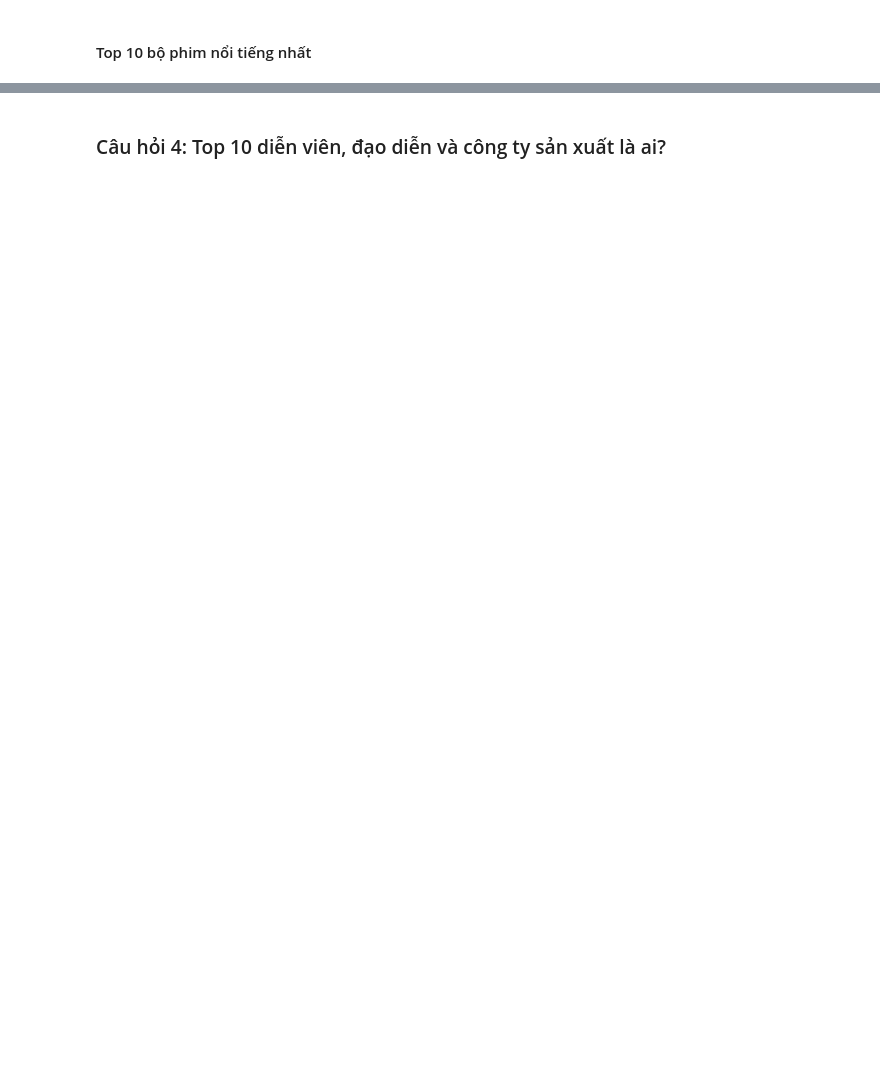
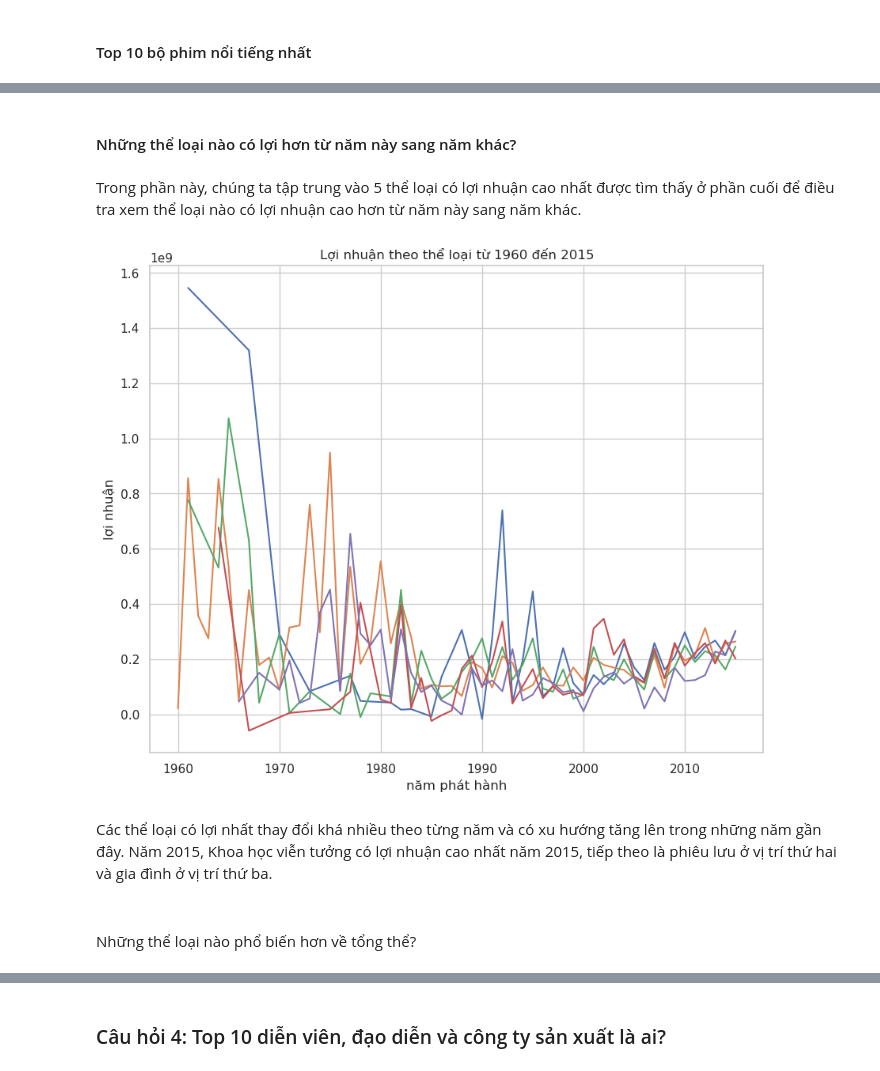
Before and after one commit to Nnguyen-dev2805/PYTHON_FinalProject, a Jupyter notebook: report.ipynb, the cells around one changed output, grey strips where cells are left out. Saved outputs shown, nothing was run; the diff lists cells and outputs as text; code cells hidden in the pictures; blank space fills up the shorter version.

```diff
--- a/report.ipynb
+++ b/report.ipynb
@@ -683,0 +768,26 @@ plt.show()
+# %% [markdown]
+
+#### Những thể loại nào có lợi hơn từ năm này sang năm khác?
+# %% [markdown]
+Trong phần này, chúng ta tập trung vào 5 thể loại có lợi nhuận cao nhất được tìm thấy ở phần cuối để điều tra xem thể loại nào có lợi nhuận cao hơn từ năm này sang năm khác.
+# %%
+genres_peryear_df = df_split[['original_title', 'profit', 'genres','release_year','popularity']]
+genre_profit_df = genres_peryear_df.groupby(['genres', 'release_year'], as_index=False)['profit'].mean()
+fig,ax = plt.subplots(figsize=(10,8))
+
+for genres in ['Animation','Adventure','Family', 'Fantasy', 'Science Fiction']:
+    ax.plot(genre_profit_df[genre_profit_df.genres==genres].release_year,genre_profit_df[genre_profit_df.genres==genres].profit,label=genres)
+
+ax.set_xlabel("năm phát hành")
+ax.set_ylabel("lợi nhuận")
+plt.title('Lợi nhuận theo thể loại từ 1960 đến 2015')
+plt.show()
+# %% [output]
+[figure, added]
+# %% [markdown]
+
+
+Các thể loại có lợi nhất thay đổi khá nhiều theo từng năm và có xu hướng tăng lên trong những năm gần đây. Năm 2015, Khoa học viễn tưởng có lợi nhuận cao nhất năm 2015, tiếp theo là phiêu lưu ở vị trí thứ hai và gia đình ở vị trí thứ ba.
+# %% [markdown]
+####
+Những thể loại nào phổ biến hơn về tổng thể?
```
Also changed, not shown: parts of 34 cells of this notebook.
